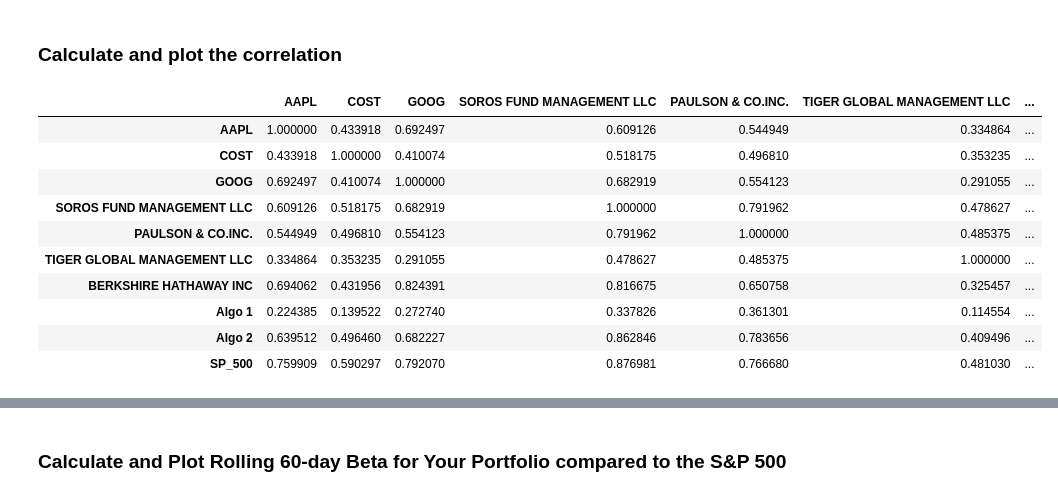
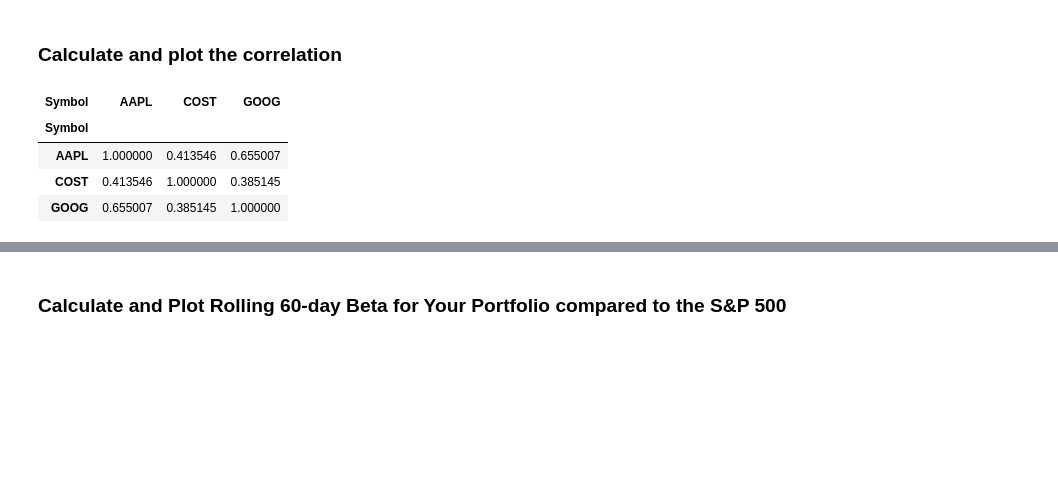
Before and after one commit to lrb924/Portfolio_Performance, a Jupyter notebook: whale_analysis.ipynb, the cells around one changed output, grey strips where cells are left out. Saved outputs shown, nothing was run; the diff lists cells and outputs as text; code cells hidden in the pictures; blank space fills up the shorter version.

```diff
--- a/whale_analysis.ipynb
+++ b/whale_analysis.ipynb
@@ -626,17 +647,11 @@ combined_returns_df.rolling(window = 21).std().plot(figsize=(20,8));
 ### Calculate and plot the correlation
 # %%
 # Calculate and plot the correlation
-combined_returns_df.corr()
+myportfolio_returns_df.corr()
 # %% [output]
-|  | AAPL | COST | GOOG | SOROS FUND MANAGEMENT LLC | PAULSON & CO.INC. | TIGER GLOBAL MANAGEMENT LLC | ... |
-| AAPL | 1.000000 | 0.433918 | 0.692497 | 0.609126 | 0.544949 | 0.334864 | ... |
-| COST | 0.433918 | 1.000000 | 0.410074 | 0.518175 | 0.496810 | 0.353235 | ... |
-| GOOG | 0.692497 | 0.410074 | 1.000000 | 0.682919 | 0.554123 | 0.291055 | ... |
-| SOROS FUND MANAGEMENT LLC | 0.609126 | 0.518175 | 0.682919 | 1.000000 | 0.791962 | 0.478627 | ... |
-| PAULSON & CO.INC. | 0.544949 | 0.496810 | 0.554123 | 0.791962 | 1.000000 | 0.485375 | ... |
-| TIGER GLOBAL MANAGEMENT LLC | 0.334864 | 0.353235 | 0.291055 | 0.478627 | 0.485375 | 1.000000 | ... |
-| BERKSHIRE HATHAWAY INC | 0.694062 | 0.431956 | 0.824391 | 0.816675 | 0.650758 | 0.325457 | ... |
-| Algo 1 | 0.224385 | 0.139522 | 0.272740 | 0.337826 | 0.361301 | 0.114554 | ... |
-| Algo 2 | 0.639512 | 0.496460 | 0.682227 | 0.862846 | 0.783656 | 0.409496 | ... |
-| SP_500 | 0.759909 | 0.590297 | 0.792070 | 0.876981 | 0.766680 | 0.481030 | ... |
+| Symbol | AAPL | COST | GOOG |
+| Symbol |  |  |  |
+| AAPL | 1.000000 | 0.413546 | 0.655007 |
+| COST | 0.413546 | 1.000000 | 0.385145 |
+| GOOG | 0.655007 | 0.385145 | 1.000000 |
 # %%
```
Also changed, not shown: parts of 6 cells of this notebook.
